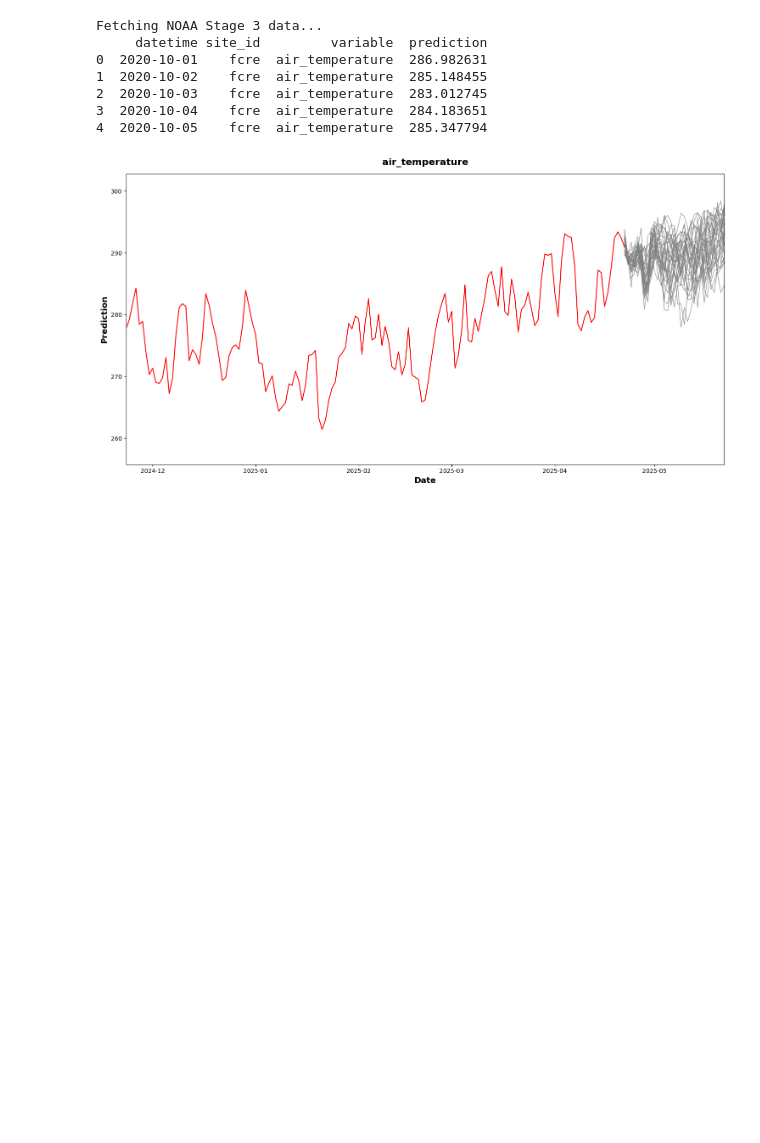
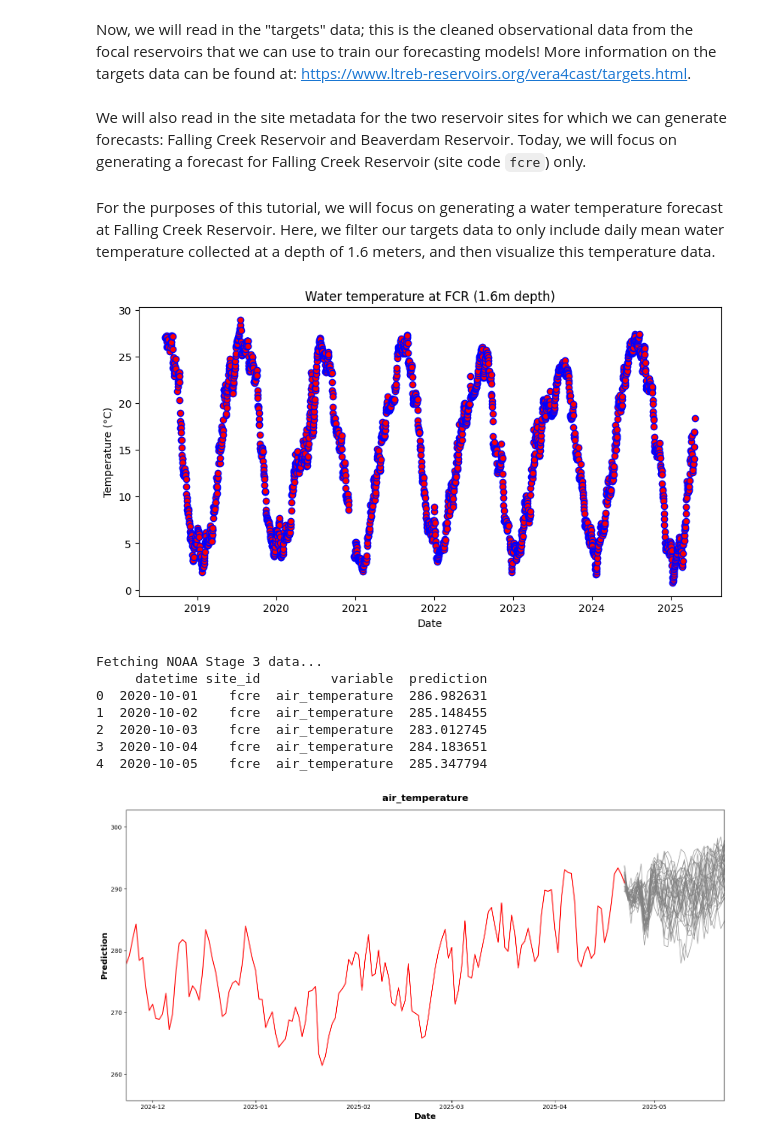
Before and after one commit to jhuggins/PY-VERA_EXAMPLE, a Jupyter notebook: Vera_Example.ipynb, the cells around one changed output. Saved outputs shown, nothing was run; the diff lists cells and outputs as text; code cells hidden in the pictures; blank space fills up the shorter version.

Commit message:
adding in text to guide users through tutorial

```diff
--- a/Vera_Example.ipynb
+++ b/Vera_Example.ipynb
@@ -90,0 +51,10 @@ plt.show()
+# %% [markdown]
+Now, we will read in the "targets" data; this is the cleaned observational data from the focal reservoirs that we can use to train our forecasting models! More information on the targets data can be found at: https://www.ltreb-reservoirs.org/vera4cast/targets.html.
+# %%
+################ Reading and Visualizing the target variable ###################################
+
+# Download and read targets data
+targets_url = 'https://renc.osn.xsede.org/bio230121-bucket01/vera4cast/targets/project_id=vera4cast/duration=P1D/daily-insitu-targets.csv.gz'
+targets_all = pd.read_csv(targets_url, compression='gzip')
+# %% [markdown]
+We will also read in the site metadata for the two reservoir sites for which we can generate forecasts: Falling Creek Reservoir and Beaverdam Reservoir. Today, we will focus on generating a forecast for Falling Creek Reservoir (site code `fcre`) only.
@@ -90,0 +65,21 @@ plt.show()
+# %% [markdown]
+For the purposes of this tutorial, we will focus on generating a water temperature forecast at Falling Creek Reservoir. Here, we filter our targets data to only include daily mean water temperature collected at a depth of 1.6 meters, and then visualize this temperature data.
+# %%
+# Filter for Falling Creek Reservoir (fcre) and temperature data
+site_list = site_list[site_list['site_id'] == 'fcre']
+targets = targets_all[
+    (targets['site_id'] == 'fcre') &
+    (targets['variable'] == 'Temp_C_mean') &
+    (targets['duration'] == 'P1D') &
+    (targets['depth_m'] == 1.6)
+]
+
+# Visualize temperature data
+plt.figure(figsize=(10, 5))
+plt.scatter(pd.to_datetime(targets['datetime']), targets['observation'],color='#FF0000',edgecolor='blue')
+plt.title('Water temperature at FCR (1.6m depth)')
+plt.xlabel('Date')
+plt.ylabel('Temperature (°C)')
+plt.show()
+# %% [output]
+[figure, added]
```
Also changed, not shown: parts of 8 cells of this notebook.
